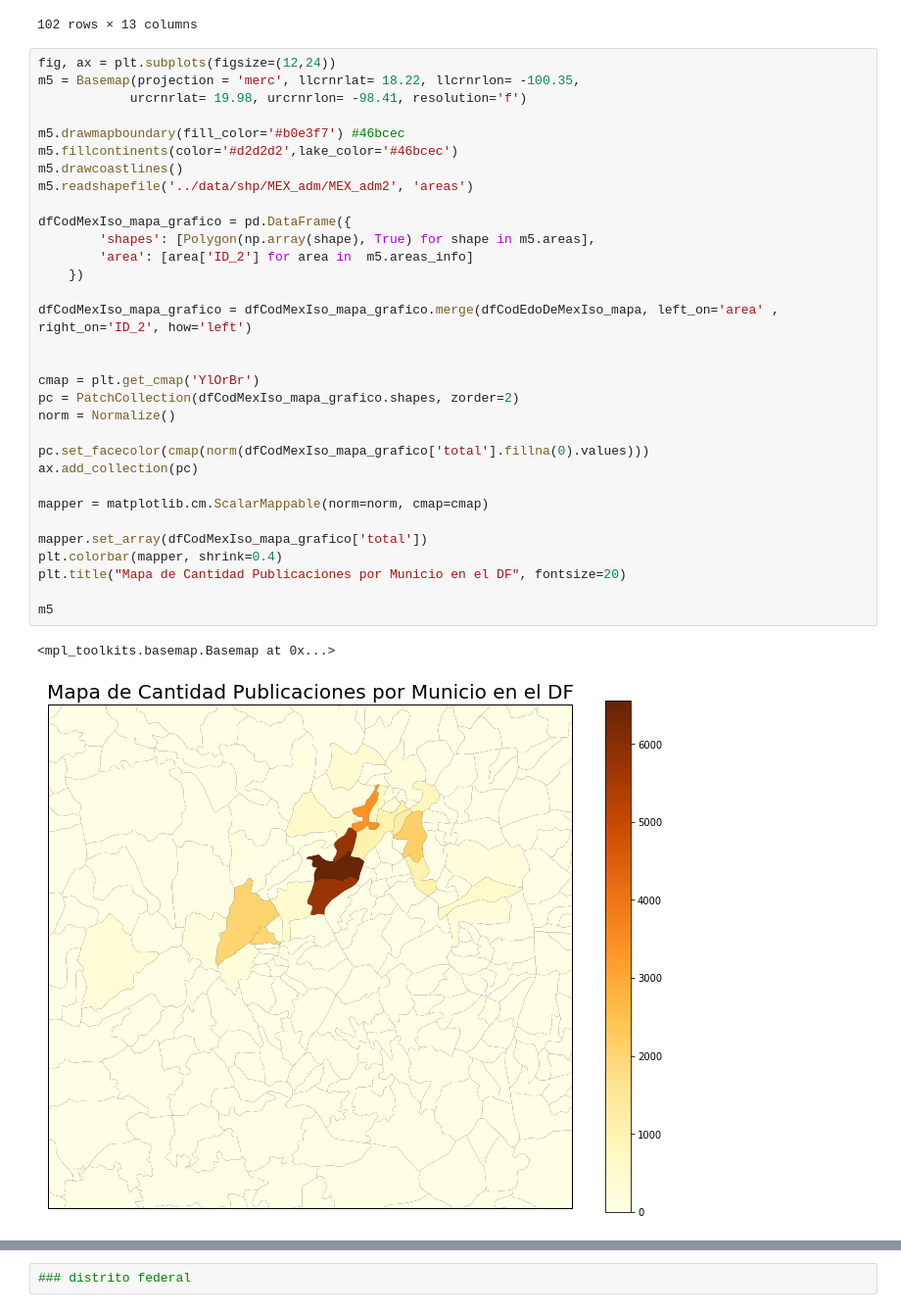
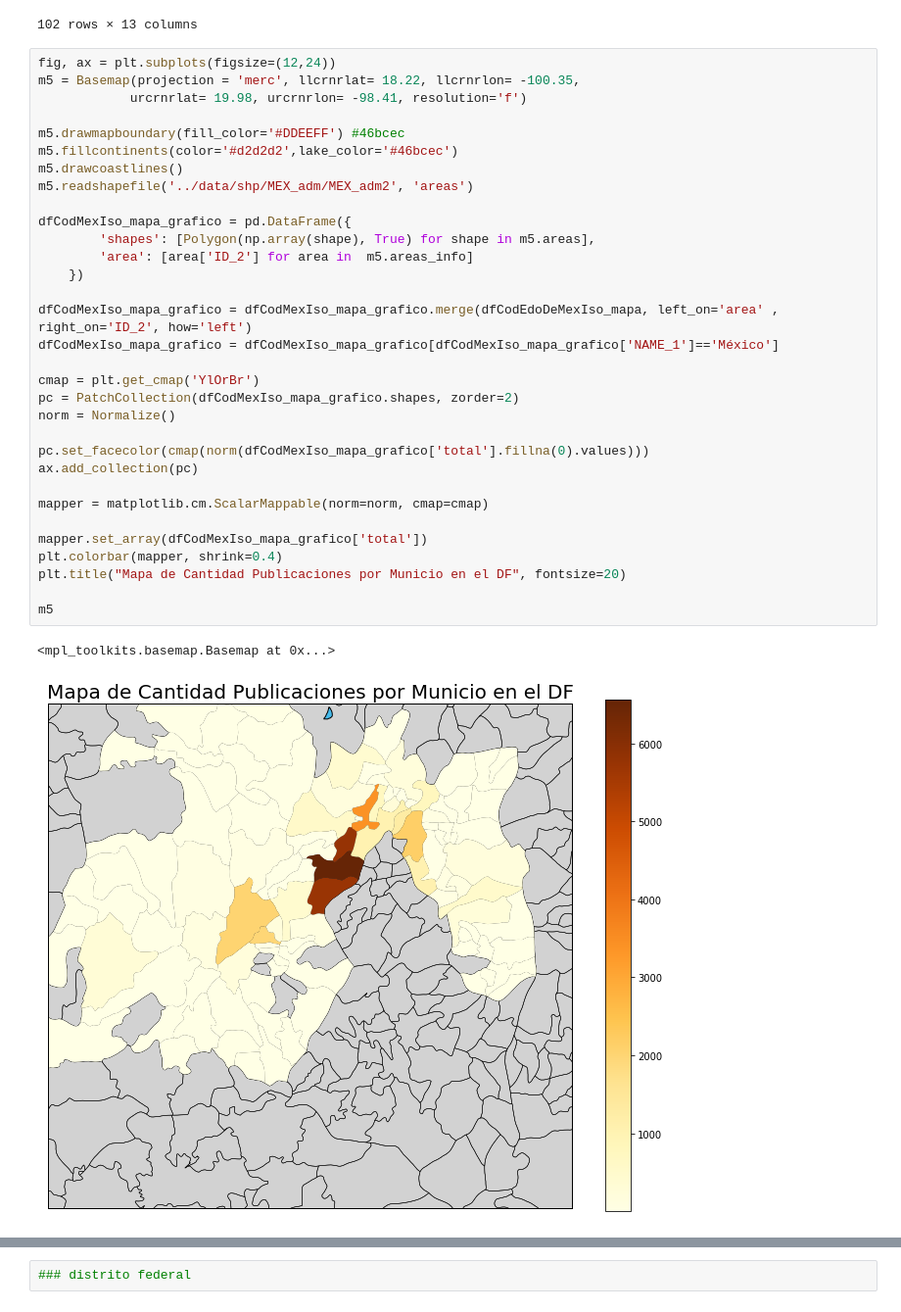
Before and after one commit to cessar5/7506_20192C, a Jupyter notebook: tp1.ipynb, the cells around one changed output, grey strips where cells are left out. Shown at 98% size. Drawn from its saved outputs; the diff is of its cells as text.

Commit message:
Corrección en mapa del Estado de Mexico
Corrección en la visualización.

```diff
--- a/tp1.ipynb
+++ b/tp1.ipynb
@@ -1383,33 +1399,33 @@ fig, ax = plt.subplots(figsize=(12,24))
 m5 = Basemap(projection = 'merc', llcrnrlat= 18.22, llcrnrlon= -100.35,
             urcrnrlat= 19.98, urcrnrlon= -98.41, resolution='f')
 
-m5.drawmapboundary(fill_color='#b0e3f7') #46bcec
+m5.drawmapboundary(fill_color='#DDEEFF') #46bcec
 m5.fillcontinents(color='#d2d2d2',lake_color='#46bcec')
 m5.drawcoastlines()
 m5.readshapefile('../data/shp/MEX_adm/MEX_adm2', 'areas')
 
 dfCodMexIso_mapa_grafico = pd.DataFrame({
         'shapes': [Polygon(np.array(shape), True) for shape in m5.areas],
         'area': [area['ID_2'] for area in  m5.areas_info]
     })
 
 dfCodMexIso_mapa_grafico = dfCodMexIso_mapa_grafico.merge(dfCodEdoDeMexIso_mapa, left_on='area' , right_on='ID_2', how='left')
-
+dfCodMexIso_mapa_grafico = dfCodMexIso_mapa_grafico[dfCodMexIso_mapa_grafico['NAME_1']=='México']
 
 cmap = plt.get_cmap('YlOrBr')
 pc = PatchCollection(dfCodMexIso_mapa_grafico.shapes, zorder=2)
 norm = Normalize()
 
 pc.set_facecolor(cmap(norm(dfCodMexIso_mapa_grafico['total'].fillna(0).values)))
 ax.add_collection(pc)
 
 mapper = matplotlib.cm.ScalarMappable(norm=norm, cmap=cmap)
 
 mapper.set_array(dfCodMexIso_mapa_grafico['total'])
 plt.colorbar(mapper, shrink=0.4)
 plt.title("Mapa de Cantidad Publicaciones por Municio en el DF", fontsize=20)
 
 m5
 # %% [output]
 <mpl_toolkits.basemap.Basemap at 0x...>
-[figure, old version]
+[figure, new version]
```
Also changed, not shown: parts of 9 cells of this notebook.
